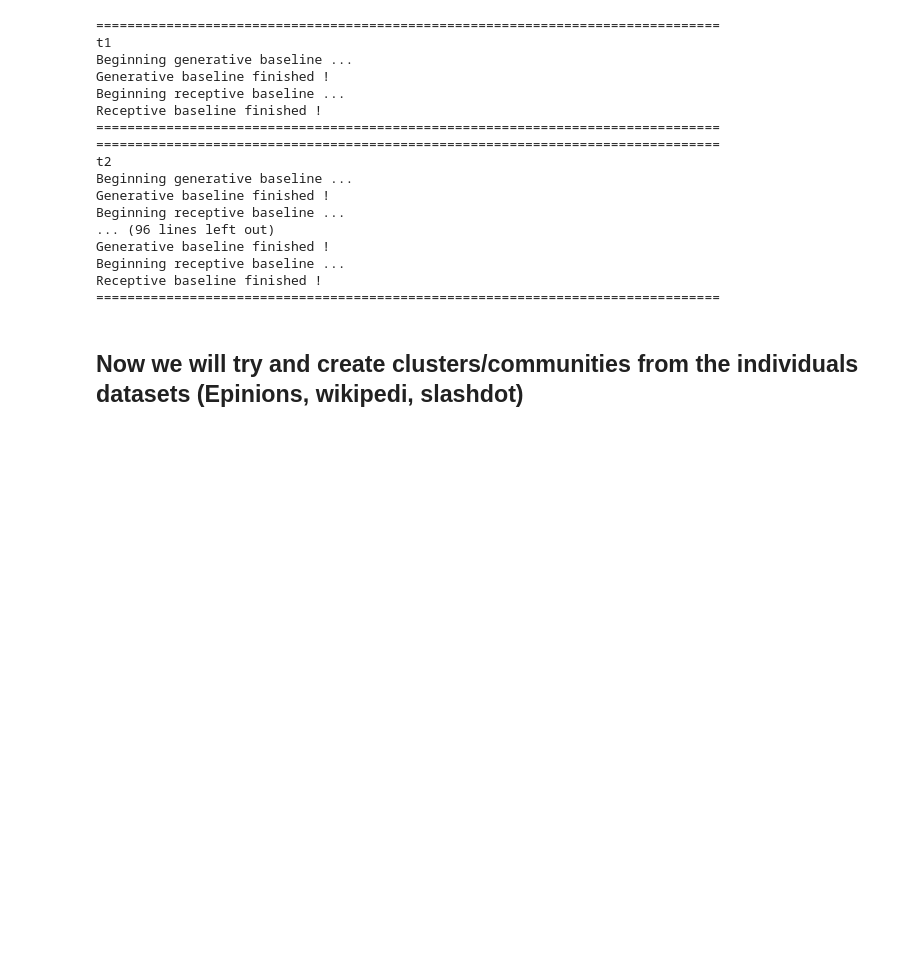
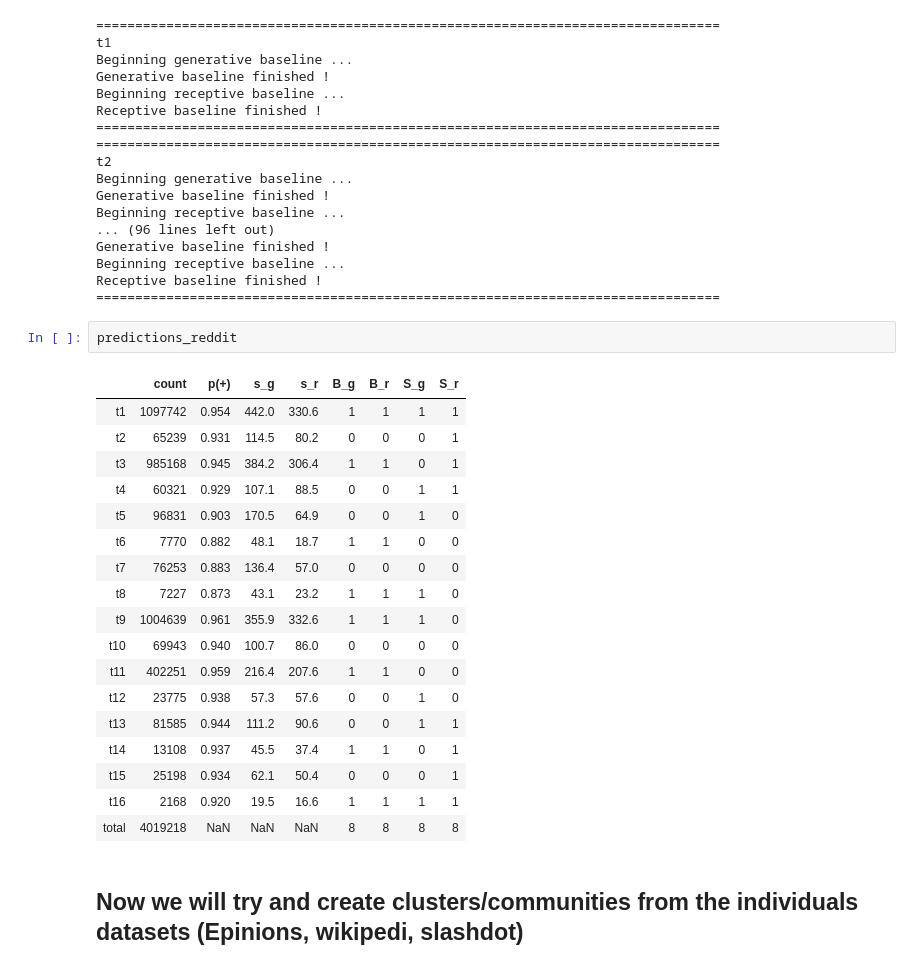
Before and after one commit to epfl-ada/ada-2020-project-milestone-p3-p3_wara9i, a Jupyter notebook: creative_extension.ipynb, the cells around one changed output. Drawn from its saved outputs; the diff is of its cells as text; blank space fills up the shorter version.

```diff
--- a/creative_extension.ipynb
+++ b/creative_extension.ipynb
@@ -982,6 +982,27 @@ Generative baseline finished !
 Beginning receptive baseline ...
 Receptive baseline finished !
 ================================================================================
+# %%
+predictions_reddit
+# %% [output]
+|  | count | p(+) | s_g | s_r | B_g | B_r | S_g | S_r |
+| t1 | 1097742 | 0.954 | 442.0 | 330.6 | 1 | 1 | 1 | 1 |
+| t2 | 65239 | 0.931 | 114.5 | 80.2 | 0 | 0 | 0 | 1 |
+| t3 | 985168 | 0.945 | 384.2 | 306.4 | 1 | 1 | 0 | 1 |
+| t4 | 60321 | 0.929 | 107.1 | 88.5 | 0 | 0 | 1 | 1 |
+| t5 | 96831 | 0.903 | 170.5 | 64.9 | 0 | 0 | 1 | 0 |
+| t6 | 7770 | 0.882 | 48.1 | 18.7 | 1 | 1 | 0 | 0 |
+| t7 | 76253 | 0.883 | 136.4 | 57.0 | 0 | 0 | 0 | 0 |
+| t8 | 7227 | 0.873 | 43.1 | 23.2 | 1 | 1 | 1 | 0 |
+| t9 | 1004639 | 0.961 | 355.9 | 332.6 | 1 | 1 | 1 | 0 |
+| t10 | 69943 | 0.940 | 100.7 | 86.0 | 0 | 0 | 0 | 0 |
+| t11 | 402251 | 0.959 | 216.4 | 207.6 | 1 | 1 | 0 | 0 |
+| t12 | 23775 | 0.938 | 57.3 | 57.6 | 0 | 0 | 1 | 0 |
+| t13 | 81585 | 0.944 | 111.2 | 90.6 | 0 | 0 | 1 | 1 |
+| t14 | 13108 | 0.937 | 45.5 | 37.4 | 1 | 1 | 0 | 1 |
+| t15 | 25198 | 0.934 | 62.1 | 50.4 | 0 | 0 | 0 | 1 |
+| t16 | 2168 | 0.920 | 19.5 | 16.6 | 1 | 1 | 1 | 1 |
+| total | 4019218 | NaN | NaN | NaN | 8 | 8 | 8 | 8 |
 # %% [markdown]
 ## Now we will try and create clusters/communities from the individuals datasets (Epinions, wikipedi, slashdot)
 # %%
```
Also changed, not shown: parts of 8 cells of this notebook, 5 other files.
